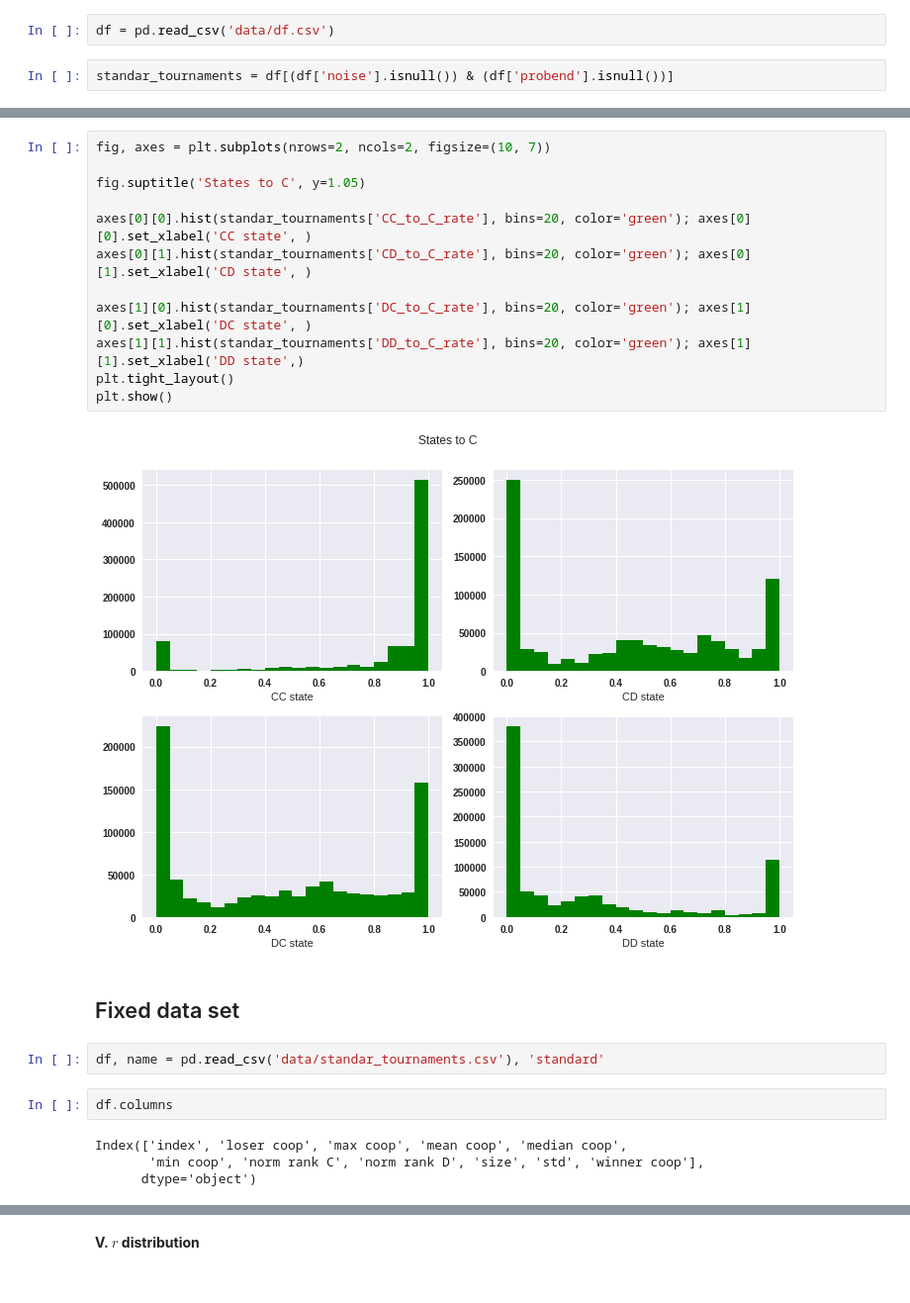
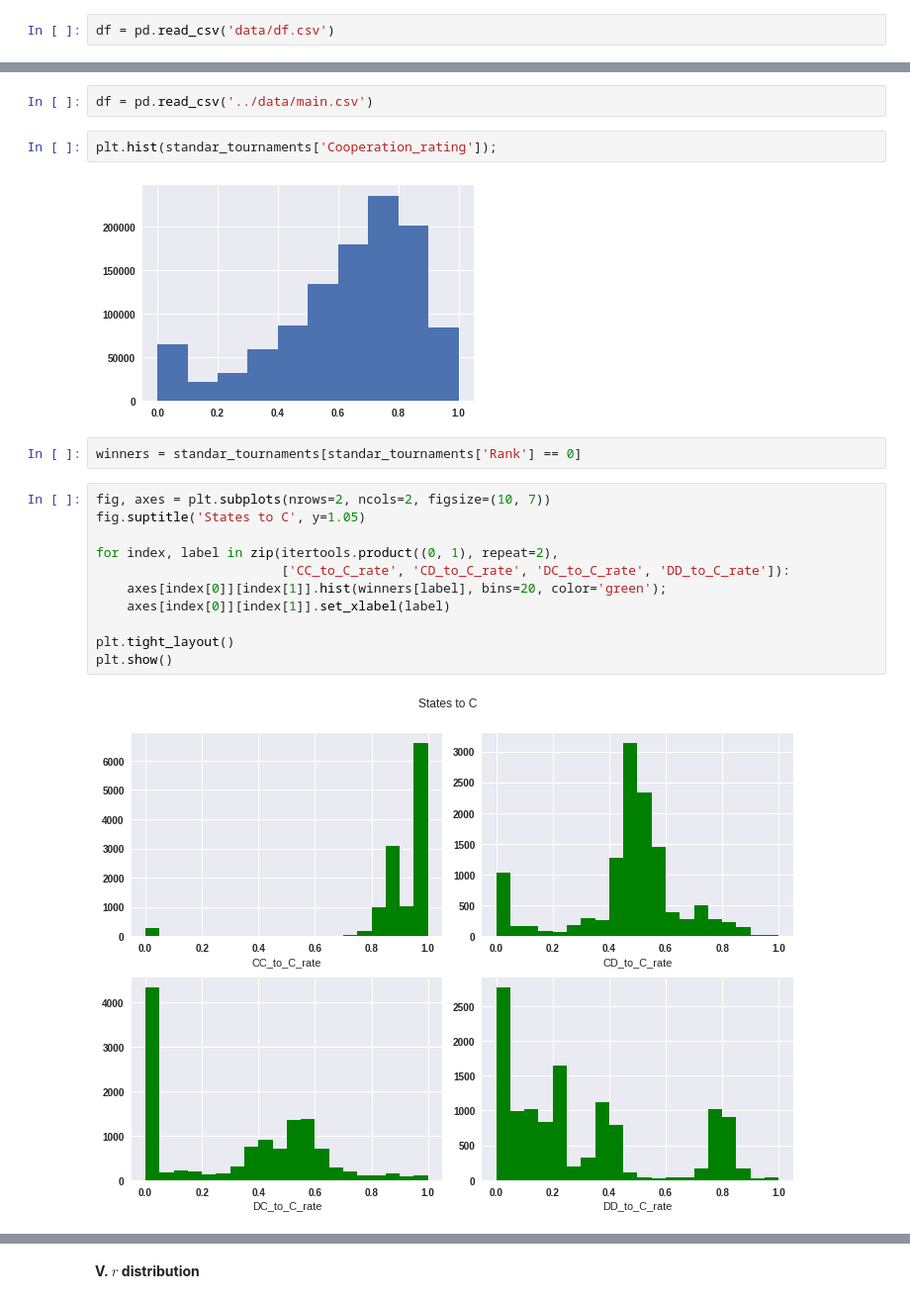
Before and after one commit to Nikoleta-v3/meta-analysis-of-prisoners-dilemma-tournaments, a Jupyter notebook: src/A.1.1 Per type (Standard Tournament).ipynb, the cells around one changed output, grey strips where cells are left out. Shown at 99% size. Saved outputs shown, nothing was run; the diff lists cells and outputs as text.

Commit message:
re-run analysis with new data

```diff
--- a/src/A.1.1 Per type (Standard Tournament).ipynb
+++ b/src/A.1.1 Per type (Standard Tournament).ipynb
@@ -47,5 +49,3 @@ Standard
 --------
 # %%
 df = pd.read_csv('data/df.csv')
-# %%
-standar_tournaments = df[(df['noise'].isnull()) & (df['probend'].isnull())]
@@ -66,25 +52,21 @@ plt.show()
+# %%
+df = pd.read_csv('../data/main.csv')
+# %%
+plt.hist(standar_tournaments['Cooperation_rating']);
+# %% [output]
+[figure, added]
+# %%
+winners = standar_tournaments[standar_tournaments['Rank'] == 0]
 # %%
 fig, axes = plt.subplots(nrows=2, ncols=2, figsize=(10, 7))
-
 fig.suptitle('States to C', y=1.05)
 
-axes[0][0].hist(standar_tournaments['CC_to_C_rate'], bins=20, color='green'); axes[0][0].set_xlabel('CC state', )
-axes[0][1].hist(standar_tournaments['CD_to_C_rate'], bins=20, color='green'); axes[0][1].set_xlabel('CD state', )
+for index, label in zip(itertools.product((0, 1), repeat=2),
+                        ['CC_to_C_rate', 'CD_to_C_rate', 'DC_to_C_rate', 'DD_to_C_rate']):
+    axes[index[0]][index[1]].hist(winners[label], bins=20, color='green');
+    axes[index[0]][index[1]].set_xlabel(label)
 
-axes[1][0].hist(standar_tournaments['DC_to_C_rate'], bins=20, color='green'); axes[1][0].set_xlabel('DC state', )
-axes[1][1].hist(standar_tournaments['DD_to_C_rate'], bins=20, color='green'); axes[1][1].set_xlabel('DD state',)
 plt.tight_layout()
 plt.show()
 # %% [output]
-[figure, old version]
+[figure, new version]
-# %% [markdown]
-Fixed data set
---------------
-# %%
-df, name = pd.read_csv('data/standar_tournaments.csv'), 'standard'
-# %%
-df.columns
-# %% [output]
-Index(['index', 'loser coop', 'max coop', 'mean coop', 'median coop',
-       'min coop', 'norm rank C', 'norm rank D', 'size', 'std', 'winner coop'],
-      dtype='object')
```
Also changed, not shown: parts of 26 cells of this notebook, 1 other file.
